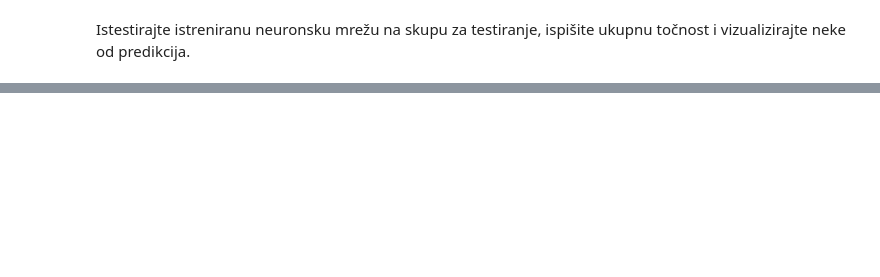
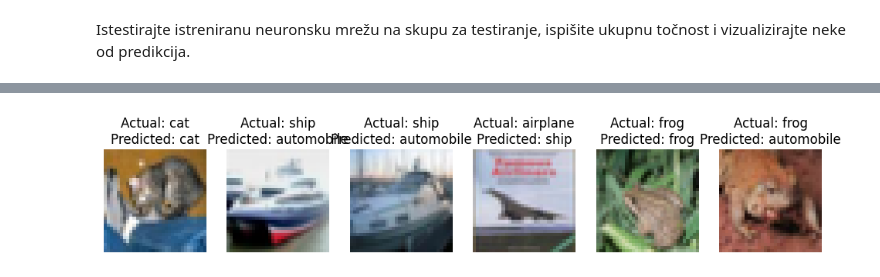
Before and after one commit to Mihox1/Labosi, a Jupyter notebook: RUSU LV2.ipynb, the cells around one changed output, grey strips where cells are left out. Saved outputs shown, nothing was run; the diff lists cells and outputs as text; code cells hidden in the pictures; blank space fills up the shorter version.

```diff
--- a/RUSU LV2.ipynb
+++ b/RUSU LV2.ipynb
@@ -395,7 +433,14 @@ NameError: ignored
 Istestirajte istreniranu neuronsku mrežu na skupu za testiranje, ispišite ukupnu točnost i vizualizirajte neke od predikcija.
 # %%
 import torch
+import torch.nn as nn
 import matplotlib.pyplot as plt
+
+# Assuming your model and data loader are defined earlier in your code
+# Also, make sure to define the loss module used during training
+
+# Define the loss module
+loss_module = nn.CrossEntropyLoss()
 
 # ... (Your model, dataset loading, and training code)
 
@@ -454,3 +499,5 @@ print(f"Test Accuracy: {test_acc * 100:.2f}%")
 print(f"Test Loss: {test_loss:.4f}")
 
 # Visualize predictions
+visualize_predictions(model, testloader, num_images=6)
+# %% [output]
@@ -456,0 +506 @@ print(f"Test Loss: {test_loss:.4f}")
+[figure, added]
```
Also changed, not shown: parts of 8 cells of this notebook.
